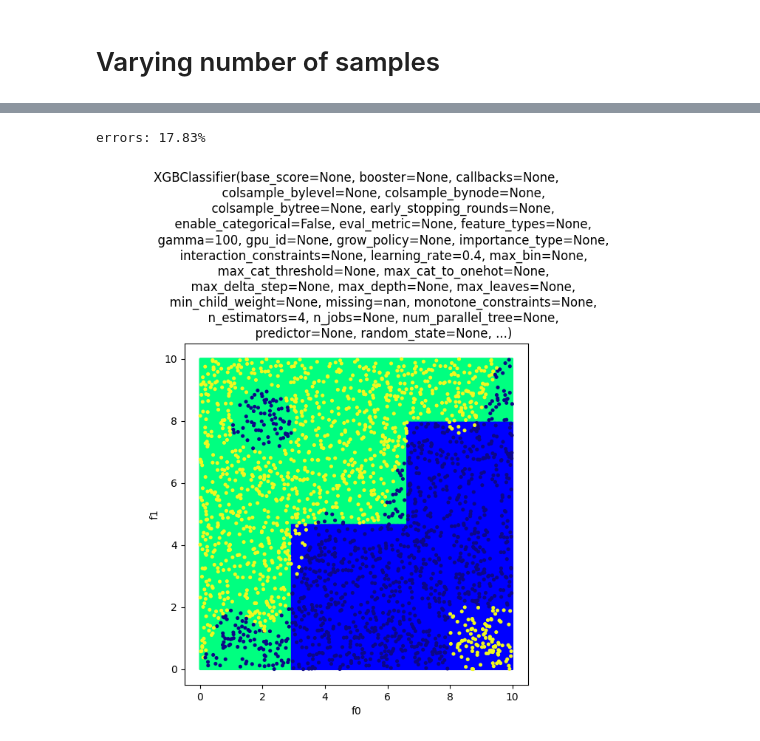
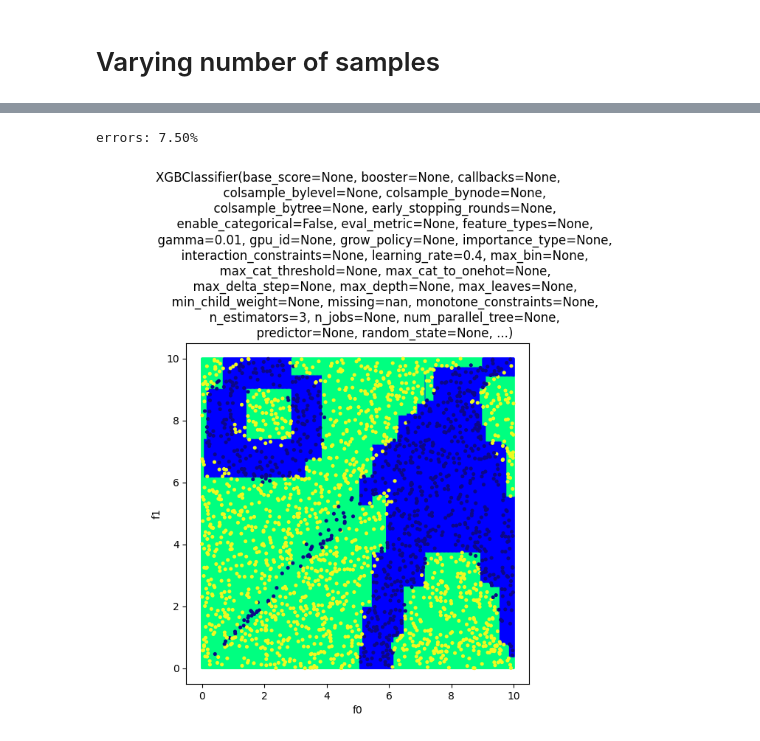
Before and after one commit to davbac/LCP-modB, a Jupyter notebook: ex04/group2309_exercise4.ipynb, the cells around one changed output, grey strips where cells are left out. Cells and saved outputs as stored; diff of their text form; code cells hidden in the pictures.

```diff
--- a/ex04/group2309_exercise4.ipynb
+++ b/ex04/group2309_exercise4.ipynb
@@ -347,10 +336,10 @@ Fitting 4 folds for each of 90 candidates, totalling 360 fits
 # %%
 classifyx(XGBClassifier(seed=1,
                         objective='binary:logistic',
                         #objective="reg:squarederror",eval_metric="rmse",
                         learning_rate=0.4,
-                        gamma=100,
-                        reg_lambda=100, n_estimators=4),show=False)
+                        gamma=0.01,
+                        reg_lambda=0.01, n_estimators=3),show=False)
 # %% [output]
-errors: 17.83%
+errors: 7.50%
-[figure, old version]
+[figure, new version]
```
Also changed, not shown: parts of 13 cells of this notebook.
